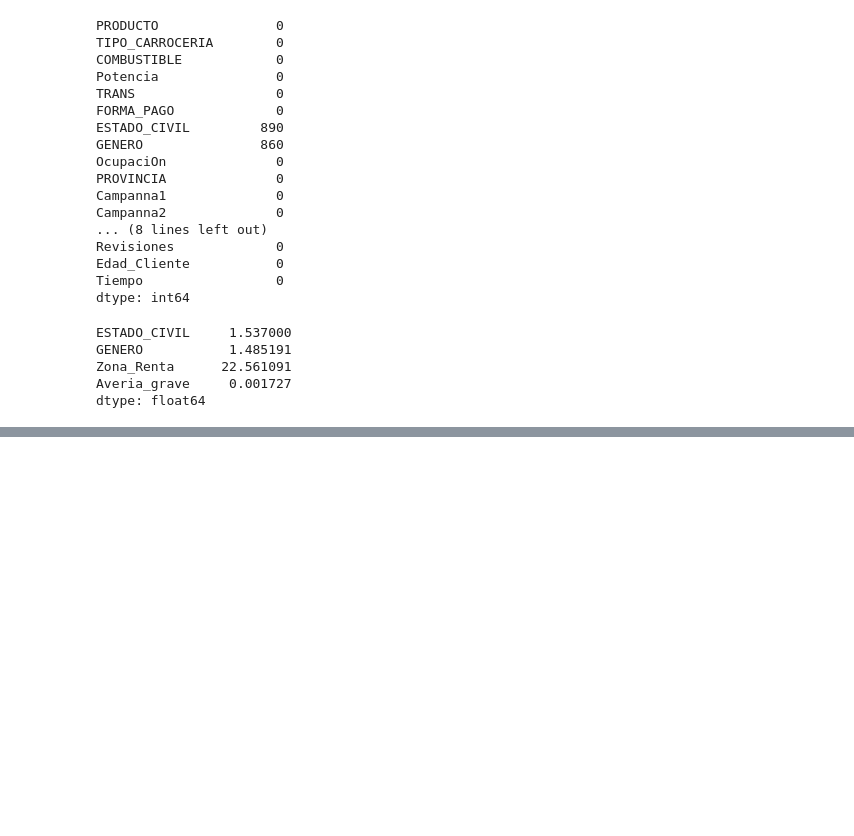
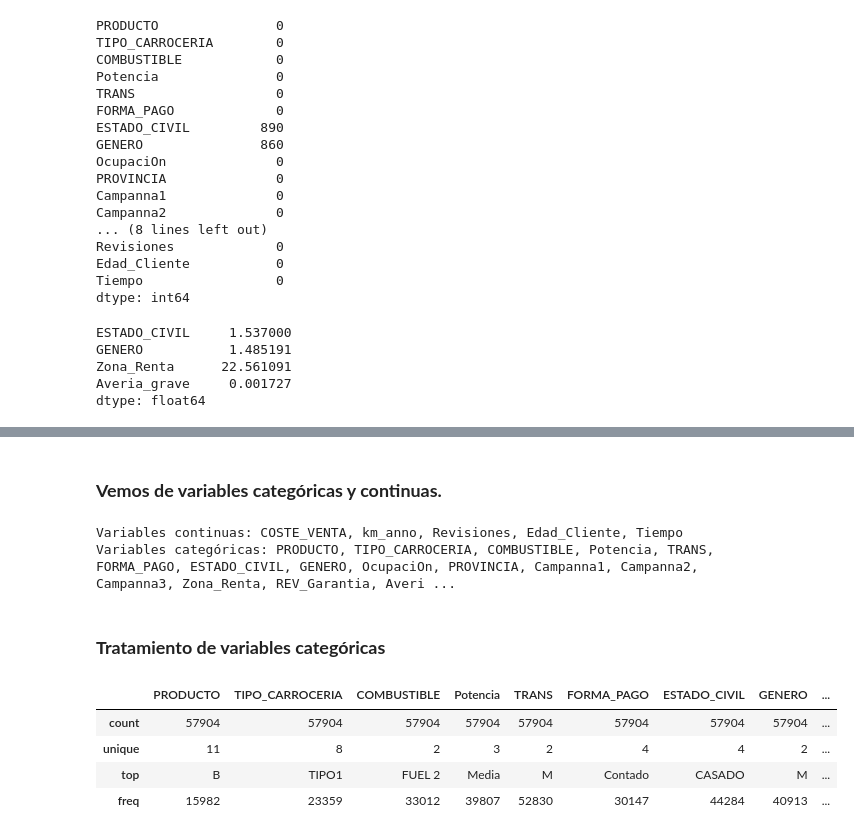
Before and after one commit to Nachosanchezz/ia_trabajos, a Jupyter notebook: notebooks/02_procesamiento.ipynb, the cells around one changed output, grey strips where cells are left out. Saved outputs shown, nothing was run; the diff lists cells and outputs as text; code cells hidden in the pictures; blank space fills up the shorter version.

```diff
--- a/notebooks/02_procesamiento.ipynb
+++ b/notebooks/02_procesamiento.ipynb
@@ -161,0 +169,26 @@ dtype: float64
+# %% [markdown]
+### **Vemos de variables categóricas y continuas.**
+# %%
+v_continuas = []
+v_categoricas = []
+for col in df.columns:
+    if df[col].nunique() > 10 and df[col].dtypes in ['float64', 'int64']:
+        v_continuas.append(col)
+    else:
+        v_categoricas.append(col)
+
+print('Variables continuas: {}'.format(', '.join(v_continuas)))
+print('Variables categóricas: {}'.format(', '.join(v_categoricas)))
+# %% [output]
+Variables continuas: COSTE_VENTA, km_anno, Revisiones, Edad_Cliente, Tiempo
+Variables categóricas: PRODUCTO, TIPO_CARROCERIA, COMBUSTIBLE, Potencia, TRANS, FORMA_PAGO, ESTADO_CIVIL, GENERO, OcupaciOn, PROVINCIA, Campanna1, Campanna2, Campanna3, Zona_Renta, REV_Garantia, Averi ...
+# %% [markdown]
+### **Tratamiento de variables categóricas**
+# %%
+df[v_categoricas].describe()
+# %% [output]
+|  | PRODUCTO | TIPO_CARROCERIA | COMBUSTIBLE | Potencia | TRANS | FORMA_PAGO | ESTADO_CIVIL | GENERO | ... |
+| count | 57904 | 57904 | 57904 | 57904 | 57904 | 57904 | 57904 | 57904 | ... |
+| unique | 11 | 8 | 2 | 3 | 2 | 4 | 4 | 2 | ... |
+| top | B | TIPO1 | FUEL 2 | Media | M | Contado | CASADO | M | ... |
+| freq | 15982 | 23359 | 33012 | 39807 | 52830 | 30147 | 44284 | 40913 | ... |
```
Also changed, not shown: parts of 12 cells of this notebook, 1 other file.
